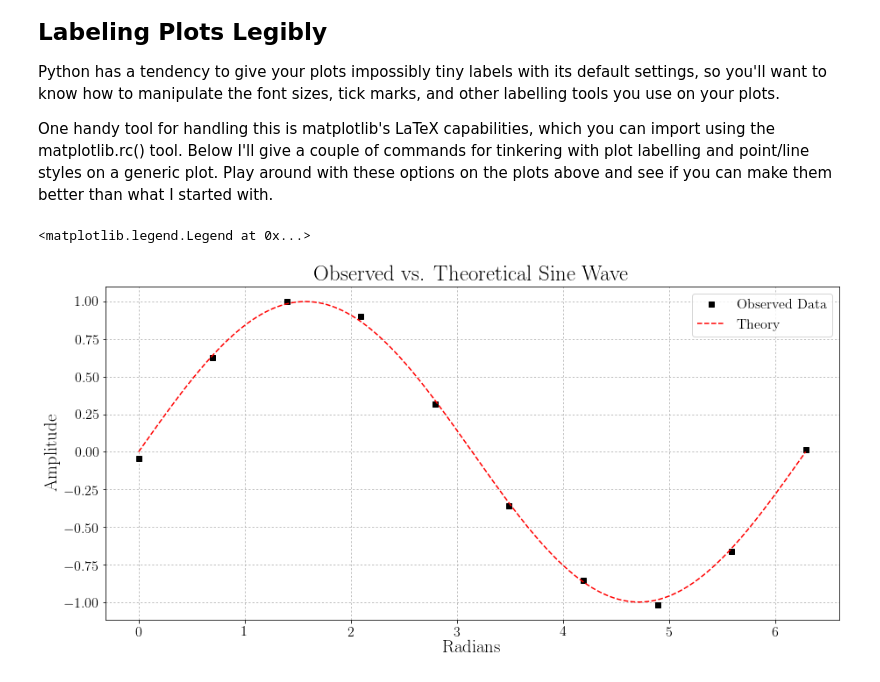
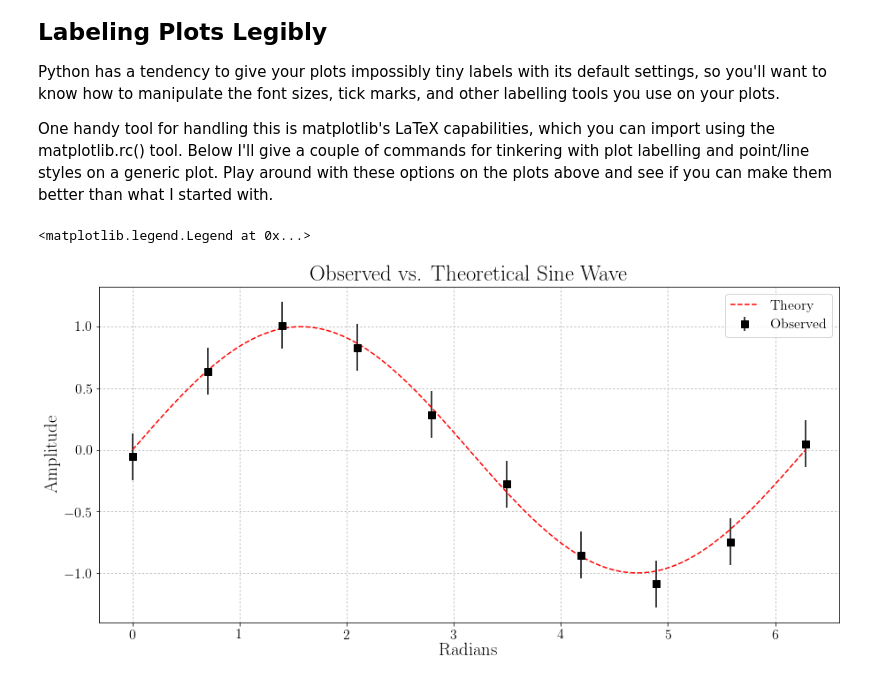
Before and after one commit to AaronParsons/ugradio, a Jupyter notebook: jupyter_tutorials/lab1/python_intro.ipynb, the cells around one changed output. Cells and saved outputs as stored; diff of their text form; code cells hidden in the pictures.

Commit message:
added demo of errorbars, more illustrative demo of color, linestyle, marker style/size management

```diff
--- a/jupyter_tutorials/lab1/python_intro.ipynb
+++ b/jupyter_tutorials/lab1/python_intro.ipynb
@@ -243,23 +243,26 @@ One handy tool for handling this is matplotlib's LaTeX capabilities, which you c
 # %%
 from scipy import interpolate
 
 pl.rc('font', family='serif')
 pl.rc('text', usetex=True)
 pl.rc('xtick', labelsize=16)
 pl.rc('ytick', labelsize=16)
 
 t = np.linspace(0,2*np.pi, 10)
 t_theory = np.linspace(0,2*np.pi,1000)
-data = np.sin(t) + 0.05*np.random.randn(len(t))
+data = np.sin(t)
+noise = 0.075*np.random.randn(len(t))
+data += noise
+rms = np.sqrt(np.sum(noise**2))
 theory = np.sin(t_theory)
 
-pl.plot(t,data,'ks',label=r'Observed Data')
+pl.errorbar(t,data,yerr=rms,linestyle='None',marker='s',color='k',markersize=7.5,label=r'Observed')
 pl.plot(t_theory,theory,'r--',label=r'Theory')
 pl.xlabel(r'\huge{Radians}')
 pl.ylabel(r'\huge{Amplitude}')
 pl.title(r'\Huge{Observed vs. Theoretical Sine Wave}')
 pl.grid(linestyle=':')
 pl.legend(fontsize=16)
 # %% [output]
 <matplotlib.legend.Legend at 0x...>
-[figure, old version]
+[figure, new version]
```
